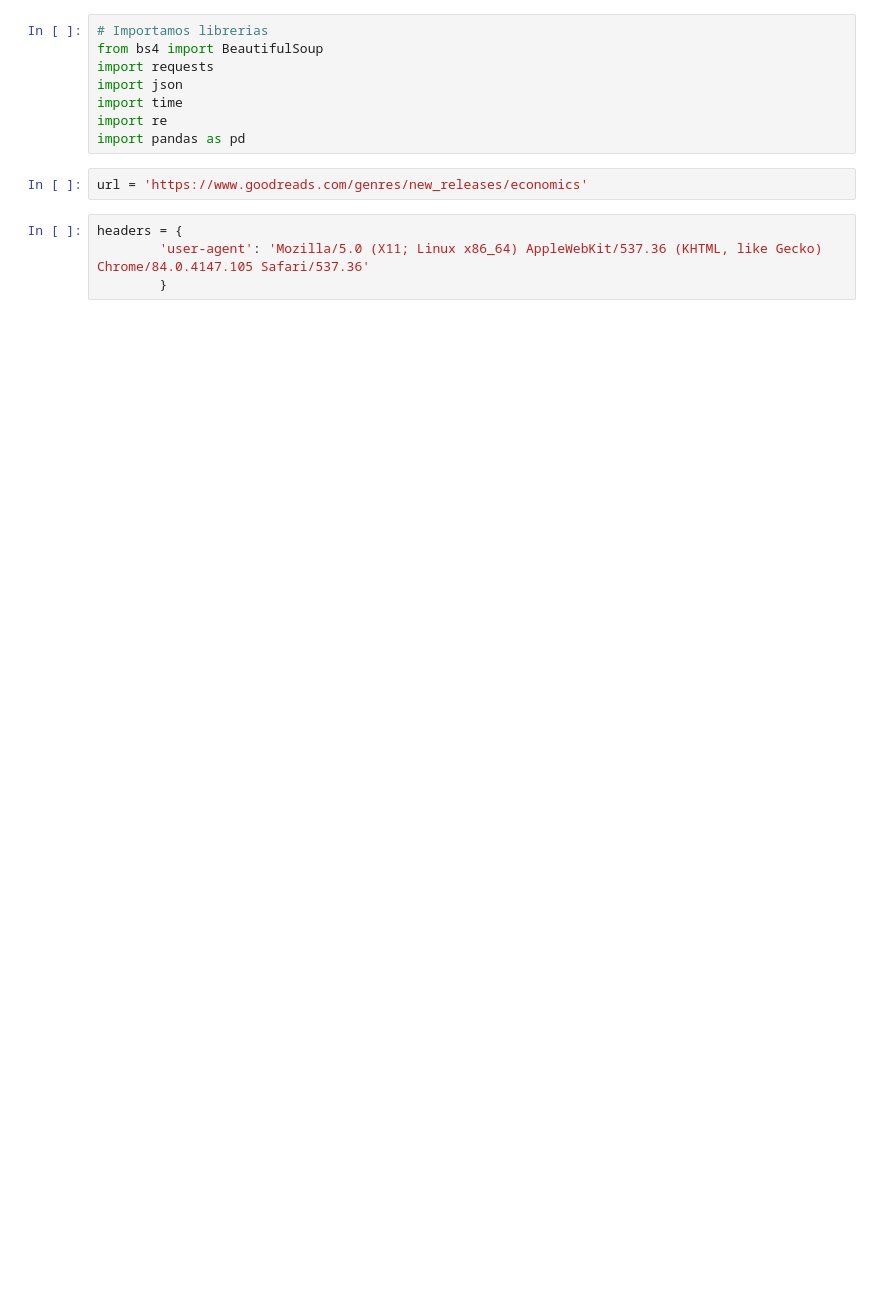
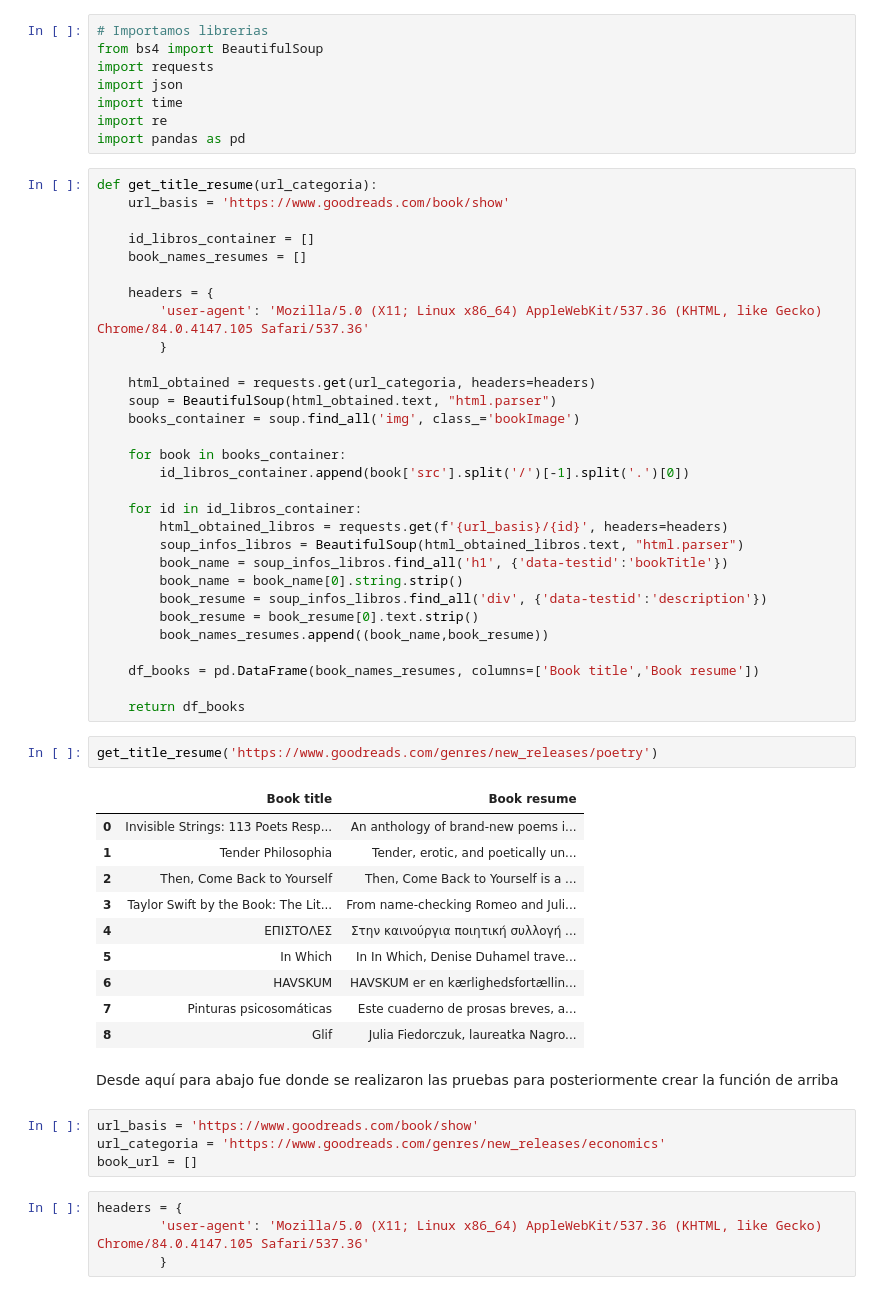
Before and after one commit to fpalvim/DS102024, a Jupyter notebook: 2-DataAnalysis/7-WebScraping/1_HTTP_Inicial/Practica/goodreads.ipynb, the cells around one changed output. Drawn from its saved outputs; the diff is of its cells as text; blank space fills up the shorter version.

```diff
--- a/2-DataAnalysis/7-WebScraping/1_HTTP_Inicial/Practica/goodreads.ipynb
+++ b/2-DataAnalysis/7-WebScraping/1_HTTP_Inicial/Practica/goodreads.ipynb
@@ -29,8 +29,55 @@ import json
 import time
 import re
 import pandas as pd
+# %%
+def get_title_resume(url_categoria):
+    url_basis = 'https://www.goodreads.com/book/show'
+
+    id_libros_container = []
+    book_names_resumes = []
+
+    headers = {
+        'user-agent': 'Mozilla/5.0 (X11; Linux x86_64) AppleWebKit/537.36 (KHTML, like Gecko) Chrome/84.0.4147.105 Safari/537.36'
+        }
+
+    html_obtained = requests.get(url_categoria, headers=headers)
+    soup = BeautifulSoup(html_obtained.text, "html.parser")
+    books_container = soup.find_all('img', class_='bookImage')
+
+    for book in books_container:
+        id_libros_container.append(book['src'].split('/')[-1].split('.')[0])
+
+    for id in id_libros_container:
+        html_obtained_libros = requests.get(f'{url_basis}/{id}', headers=headers)
+        soup_infos_libros = BeautifulSoup(html_obtained_libros.text, "html.parser")
+        book_name = soup_infos_libros.find_all('h1', {'data-testid':'bookTitle'})
+        book_name = book_name[0].string.strip()
+        book_resume = soup_infos_libros.find_all('div', {'data-testid':'description'})
+        book_resume = book_resume[0].text.strip()
+        book_names_resumes.append((book_name,book_resume))
+
+    df_books = pd.DataFrame(book_names_resumes, columns=['Book title','Book resume'])
+
+    return df_books
 # %%
-url = 'https://www.goodreads.com/genres/new_releases/economics'
+get_title_resume('https://www.goodreads.com/genres/new_releases/poetry')
+# %% [output]
+|  | Book title | Book resume |
+| 0 | Invisible Strings: 113 Poets Resp... | An anthology of brand-new poems i... |
+| 1 | Tender Philosophia | Tender, erotic, and poetically un... |
+| 2 | Then, Come Back to Yourself | Then, Come Back to Yourself is a ... |
+| 3 | Taylor Swift by the Book: The Lit... | From name-checking Romeo and Juli... |
+| 4 | ΕΠΙΣΤΟΛΕΣ | Στην καινούργια ποιητική συλλογή ... |
+| 5 | In Which | In In Which, Denise Duhamel trave... |
+| 6 | HAVSKUM | HAVSKUM er en kærlighedsfortællin... |
+| 7 | Pinturas psicosomáticas | Este cuaderno de prosas breves, a... |
+| 8 | Glif | Julia Fiedorczuk, laureatka Nagro... |
+# %% [markdown]
+Desde aquí para abajo fue donde se realizaron las pruebas para posteriormente crear la función de arriba
+# %%
+url_basis = 'https://www.goodreads.com/book/show'
+url_categoria = 'https://www.goodreads.com/genres/new_releases/economics'
+book_url = []
 # %%
 headers = {
         'user-agent': 'Mozilla/5.0 (X11; Linux x86_64) AppleWebKit/537.36 (KHTML, like Gecko) Chrome/84.0.4147.105 Safari/537.36'
```
Also changed, not shown: parts of 21 cells of this notebook, 12 other files.
